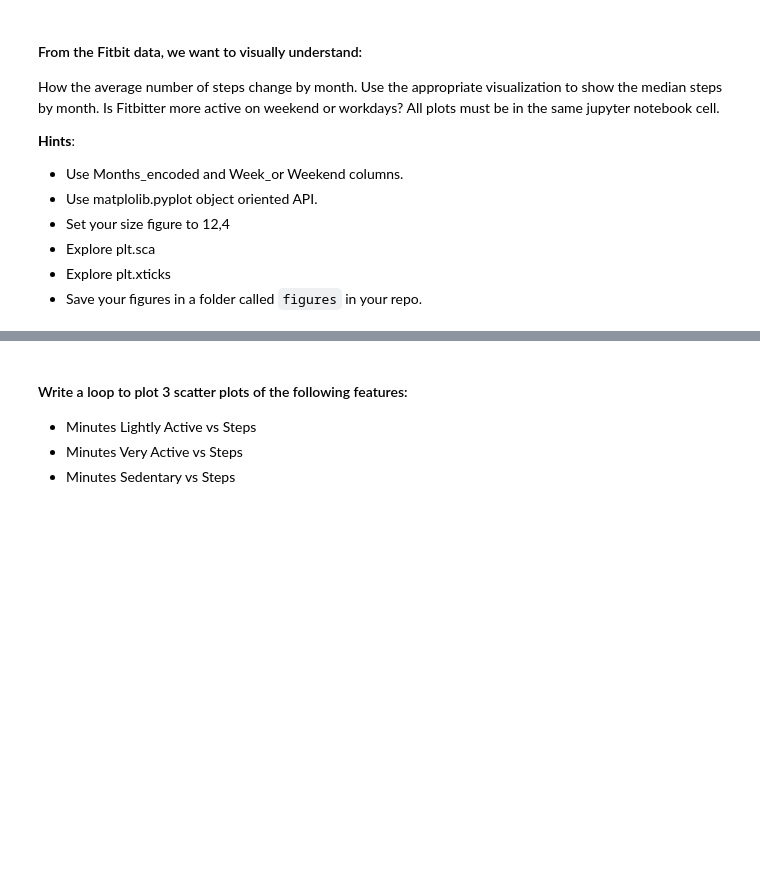
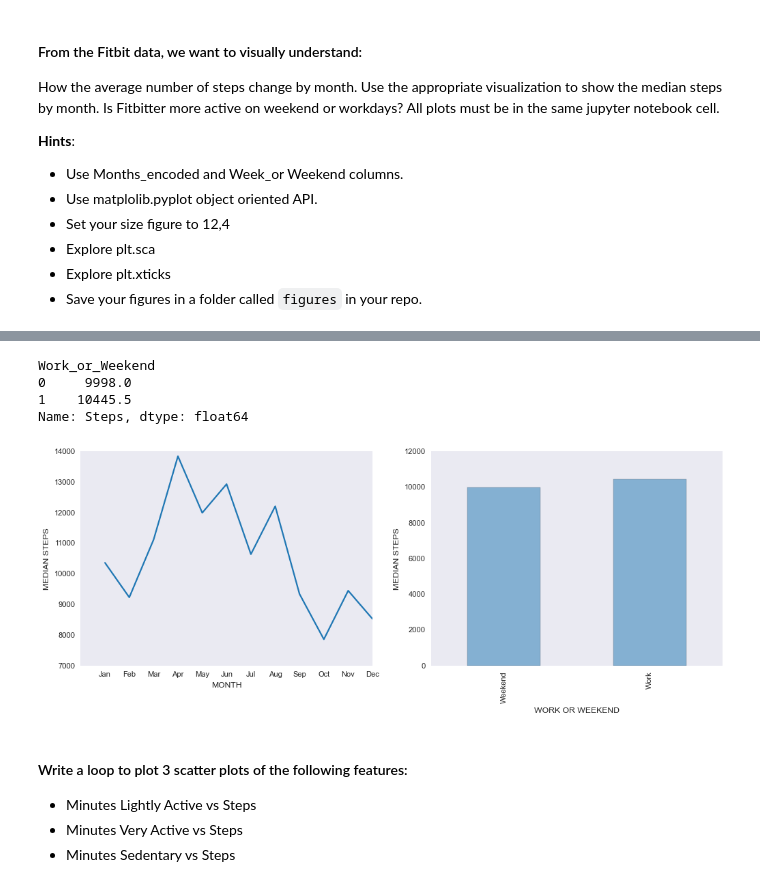
Before and after one commit to MargaMontV/dataptmad0223_labs, a Jupyter notebook: module-2/matplotlib-seaborn/your-code/main.ipynb, the cells around one changed output, grey strips where cells are left out. Saved outputs shown, nothing was run; the diff lists cells and outputs as text; code cells hidden in the pictures; blank space fills up the shorter version.

```diff
--- a/module-2/matplotlib-seaborn/your-code/main.ipynb
+++ b/module-2/matplotlib-seaborn/your-code/main.ipynb
@@ -209,0 +208,13 @@ How the average number of steps change by month. Use the appropriate visualizati
+# %%
+plt.style.use('seaborn-v0_8')
+plt.style.use('_mpl-gallery-nogrid')
+# %%
+font = {'family':'sans-serif',
+    'weight' : 'regular',
+        'size'   : 10}
+
+plt.rc('font', **font)
+# %%
+# MEDIAN STEPS BY MONTH_ENCODED
+steps_month = fitbit['Steps'].groupby(fitbit['Months_encoded']).median()
+steps_month
@@ -210,3 +236,31 @@ How the average number of steps change by month. Use the appropriate visualizati
+# %%
+# MEDIAN STEPS BY WORK_OR_WEEKEND
+steps_days = fitbit['Steps'].groupby(fitbit['Work_or_Weekend']).median().sort_values()
+steps_days
+# %% [output]
+Work_or_Weekend
+0     9998.0
+1    10445.5
+Name: Steps, dtype: float64
+# %%
+# MEDIAN STEPS BY MONTH_ENCODED VISUAL
+fig, axes = plt.subplots(nrows = 1, ncols = 2, figsize= (12,4))
+plt.sca(axes[0])
+steps_month.plot(kind = 'line', linewidth=2)
+plt.xlabel('MONTH')
+plt.ylabel('MEDIAN STEPS')
+plt.xticks(list(range(12+1)),['', 'Jan','Feb','Mar', 'Apr', 'May','Jun','Jul','Aug','Sep','Oct','Nov','Dec'])
+
+# MEDIAN STEPS BY WORK_OR_WEEKEND VISUAL
+plt.sca(axes[1])
+steps_days.plot(kind='bar', alpha=0.5)
+plt.xlabel('WORK OR WEEKEND')
+plt.ylabel('MEDIAN STEPS')
+plt.xticks(list(range(2)),['Weekend', 'Work'])
+
+plt.savefig('../figures/steps_month.png', bbox_inches='tight')
+# %% [output]
+[figure, added]
 # %% [markdown]
 #### Write a loop to plot 3 scatter plots of the following features:
 
```
Also changed, not shown: parts of 55 cells of this notebook, 2 other files.
